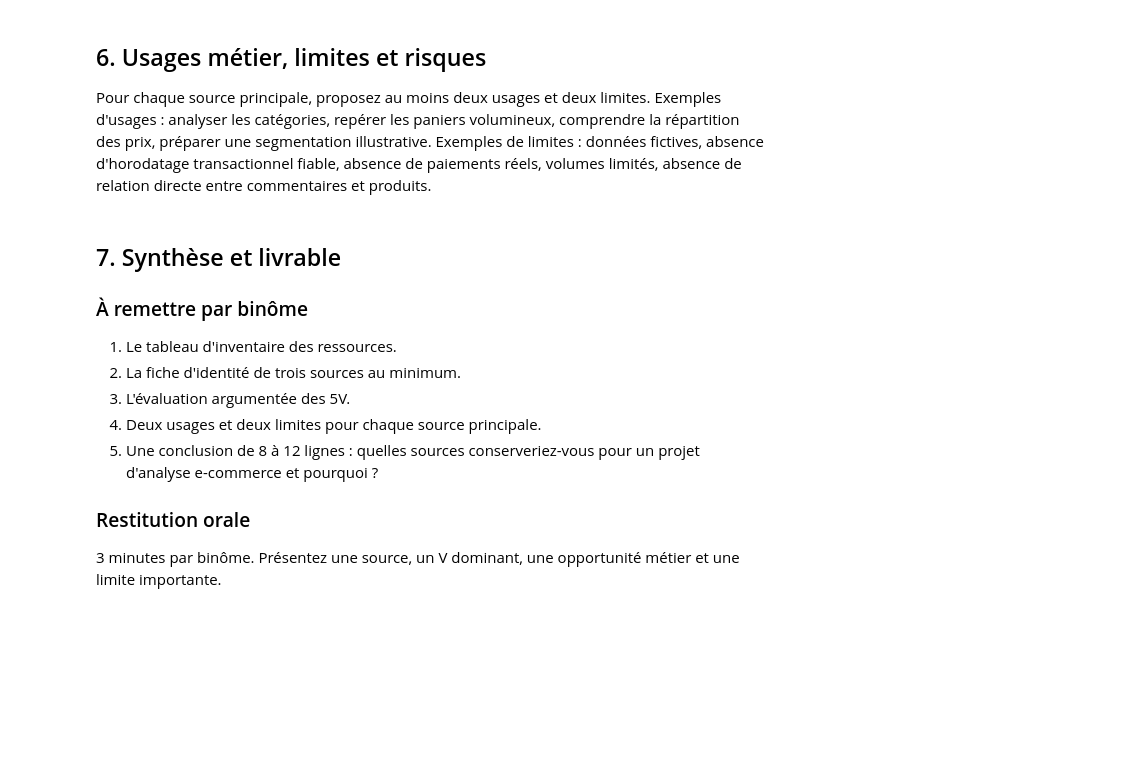
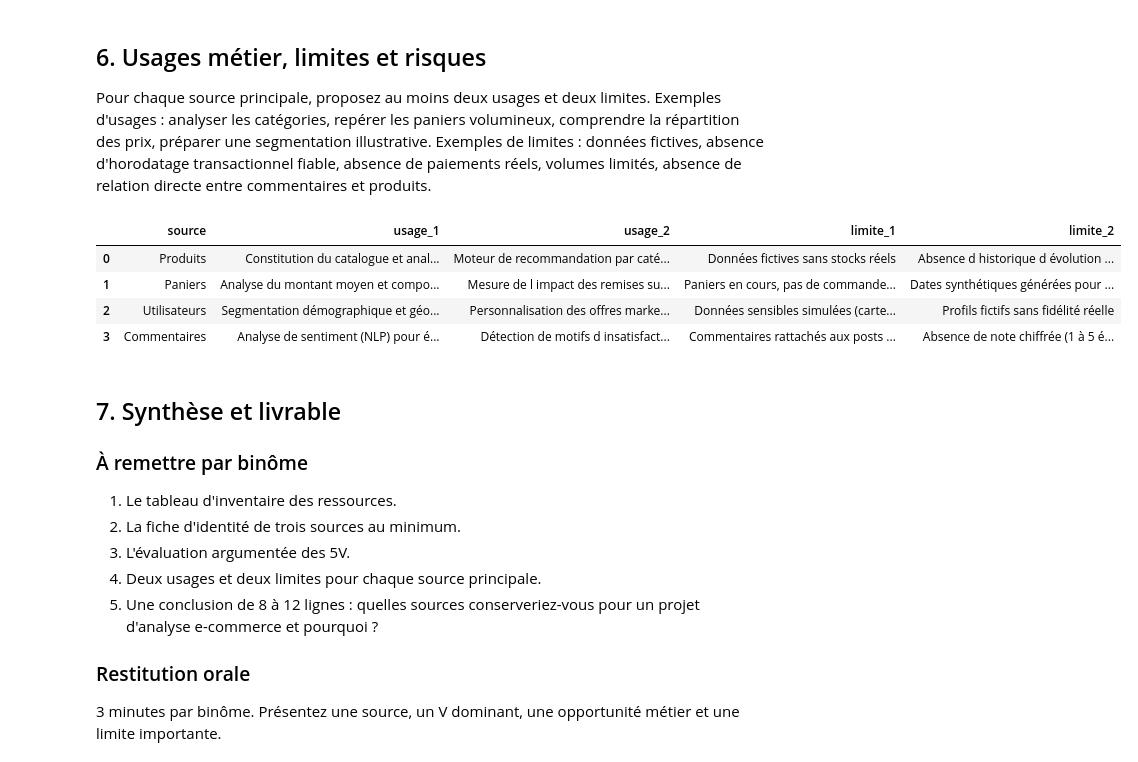
Before and after one commit to LudwigPosn1/Big-Data-Projet-POISSON-Ludwig, a Jupyter notebook: notebooks/01_atelier_exploration_sources.ipynb, the cells around one changed output. Cells and saved outputs as stored; diff of their text form; code cells hidden in the pictures; blank space fills up the shorter version.

```diff
--- a/notebooks/01_atelier_exploration_sources.ipynb
+++ b/notebooks/01_atelier_exploration_sources.ipynb
@@ -191,3 +286,17 @@ display(usages_limites)
+# %%
+usages_limites = pd.DataFrame([
+    {"source":"Produits","usage_1":"Constitution du catalogue et analyse des prix","usage_2":"Moteur de recommandation par catégories","limite_1":"Données fictives sans stocks réels","limite_2":"Absence d historique d évolution des prix"},
+    {"source":"Paniers","usage_1":"Analyse du montant moyen et composition du panier","usage_2":"Mesure de l impact des remises sur les ventes","limite_1":"Paniers en cours, pas de commandes finalisées/payées","limite_2":"Dates synthétiques générées pour l exercice"},
+    {"source":"Utilisateurs","usage_1":"Segmentation démographique et géographique","usage_2":"Personnalisation des offres marketing","limite_1":"Données sensibles simulées (cartes, crypto) à purger (RGPD)","limite_2":"Profils fictifs sans fidélité réelle"},
+    {"source":"Commentaires","usage_1":"Analyse de sentiment (NLP) pour évaluer la satisfaction","usage_2":"Détection de motifs d insatisfaction récurrents","limite_1":"Commentaires rattachés aux posts et non aux produits","limite_2":"Absence de note chiffrée (1 à 5 étoiles)"}
+])
+display(usages_limites)
+# %% [output]
+|  | source | usage_1 | usage_2 | limite_1 | limite_2 |
+| 0 | Produits | Constitution du catalogue et anal... | Moteur de recommandation par caté... | Données fictives sans stocks réels | Absence d historique d évolution ... |
+| 1 | Paniers | Analyse du montant moyen et compo... | Mesure de l impact des remises su... | Paniers en cours, pas de commande... | Dates synthétiques générées pour ... |
+| 2 | Utilisateurs | Segmentation démographique et géo... | Personnalisation des offres marke... | Données sensibles simulées (carte... | Profils fictifs sans fidélité réelle |
+| 3 | Commentaires | Analyse de sentiment (NLP) pour é... | Détection de motifs d insatisfact... | Commentaires rattachés aux posts ... | Absence de note chiffrée (1 à 5 é... |
 # %% [markdown]
 ## 7. Synthèse et livrable
 
```
Also changed, not shown: parts of 12 cells of this notebook, 17 other files.
